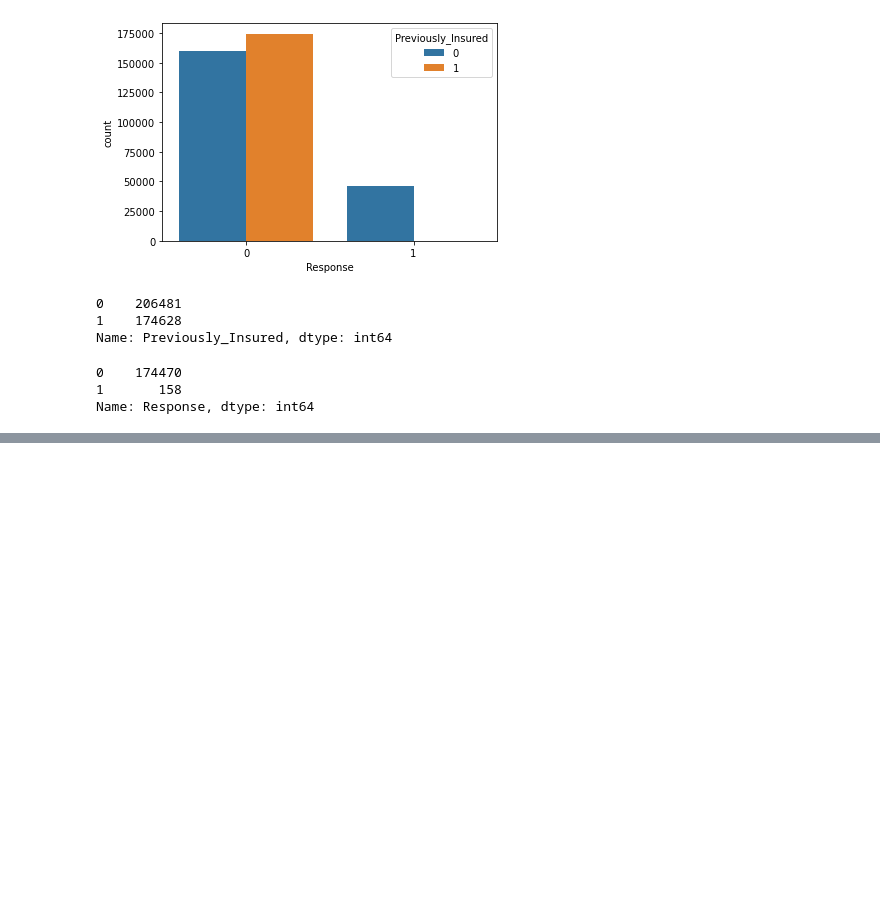
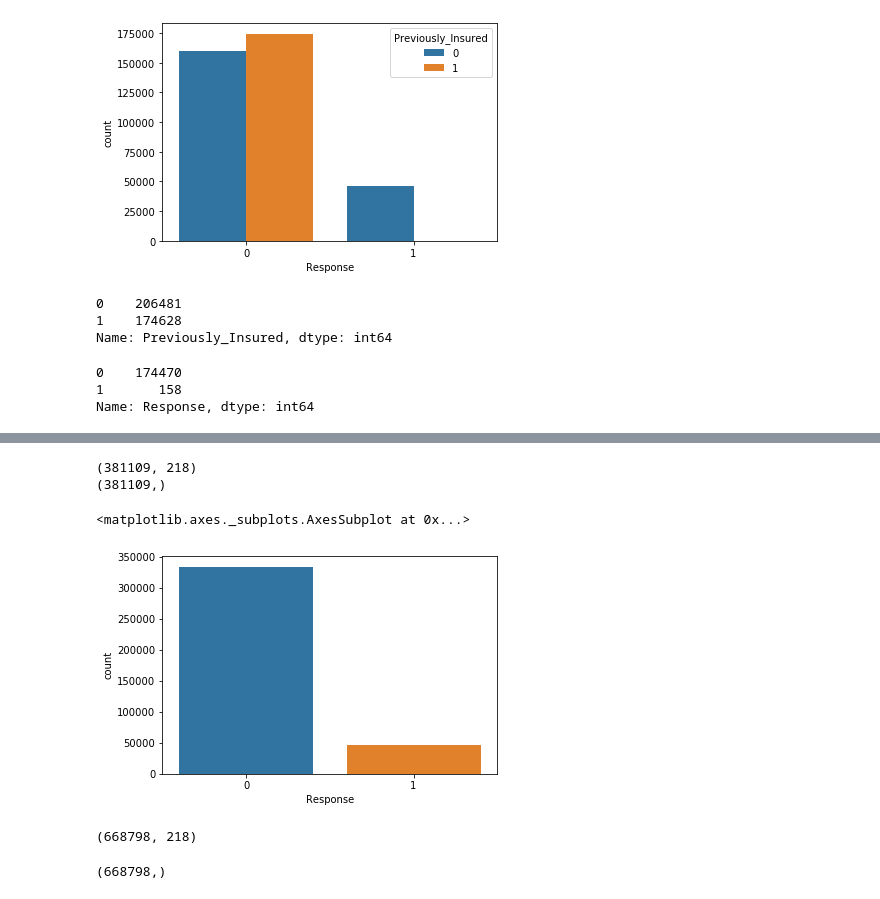
Before and after one commit to gouthamreddy97/health_insurance, a Jupyter notebook: health_insurance.ipynb, the cells around one changed output, grey strips where cells are left out. Cells and saved outputs as stored; diff of their text form; code cells hidden in the pictures; blank space fills up the shorter version.

```diff
--- a/health_insurance.ipynb
+++ b/health_insurance.ipynb
@@ -159,0 +167,5 @@ Name: Response, dtype: int64
+# %%
+from sklearn import preprocessing
+label_encoder = preprocessing.LabelEncoder()
+df['Gender']= label_encoder.fit_transform(df['Gender'])
+df['Vehicle_Damage']= label_encoder.fit_transform(df['Vehicle_Damage'])
@@ -159,0 +180,4 @@ Name: Response, dtype: int64
+# %%
+df = pd.get_dummies(df, columns=['Region_Code','Vehicle_Age','Policy_Sales_Channel'])
+# %%
+df = df.drop('id',axis=1)
@@ -159,0 +194,18 @@ Name: Response, dtype: int64
+# %%
+import numpy as np
+columns = df.columns.tolist()
+columns = [c for c in columns if c not in ["Response"]]
+target = "Response"
+state = np.random.RandomState(42)
+X = df[columns]
+Y = df[target]
+print(X.shape)
+print(Y.shape)
+# %% [output]
+(381109, 218)
+(381109,)
+# %%
+sns.countplot(Y)
+# %% [output]
+<matplotlib.axes._subplots.AxesSubplot at 0x...>
+[figure, added]
@@ -159,0 +218,8 @@ Name: Response, dtype: int64
+# %%
+X_res.shape
+# %% [output]
+(668798, 218)
+# %%
+y_res.shape
+# %% [output]
+(668798,)
```
Also changed, not shown: parts of 16 cells of this notebook.
